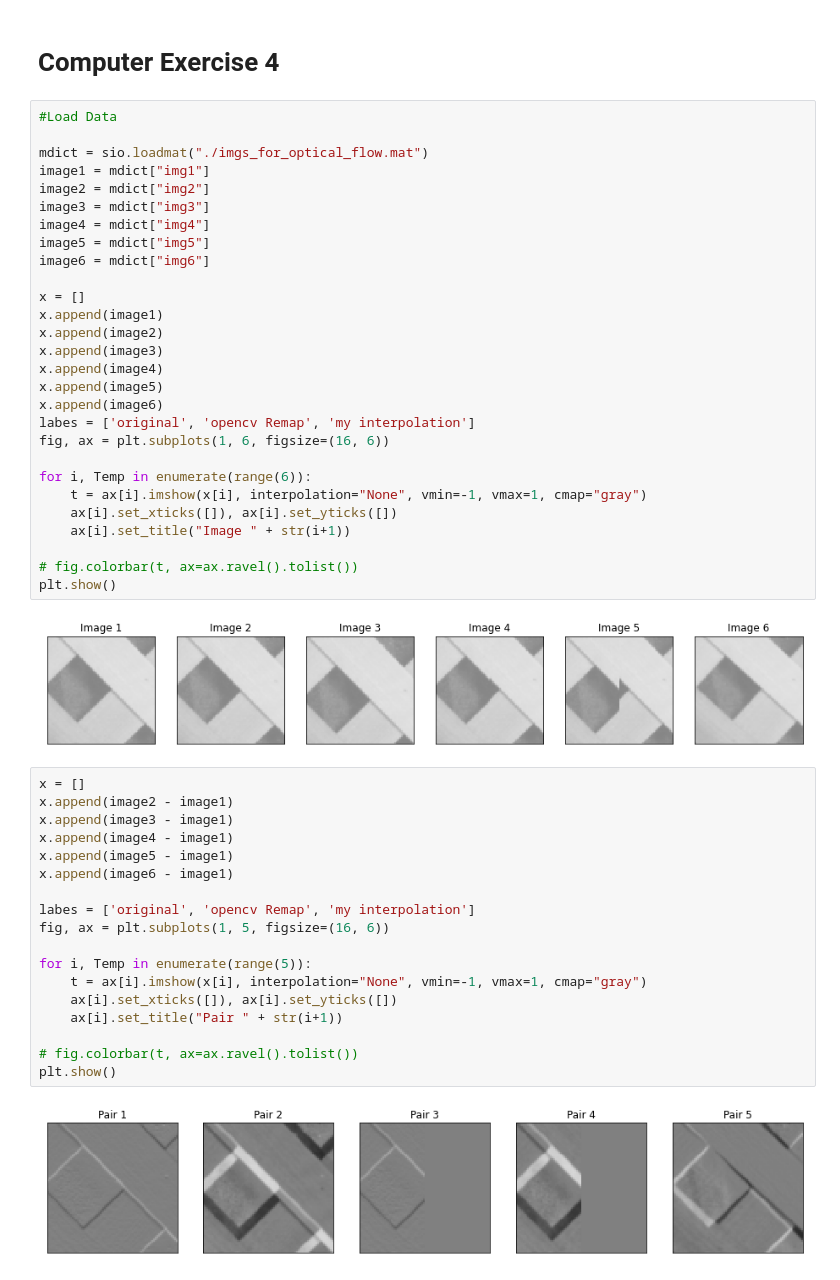
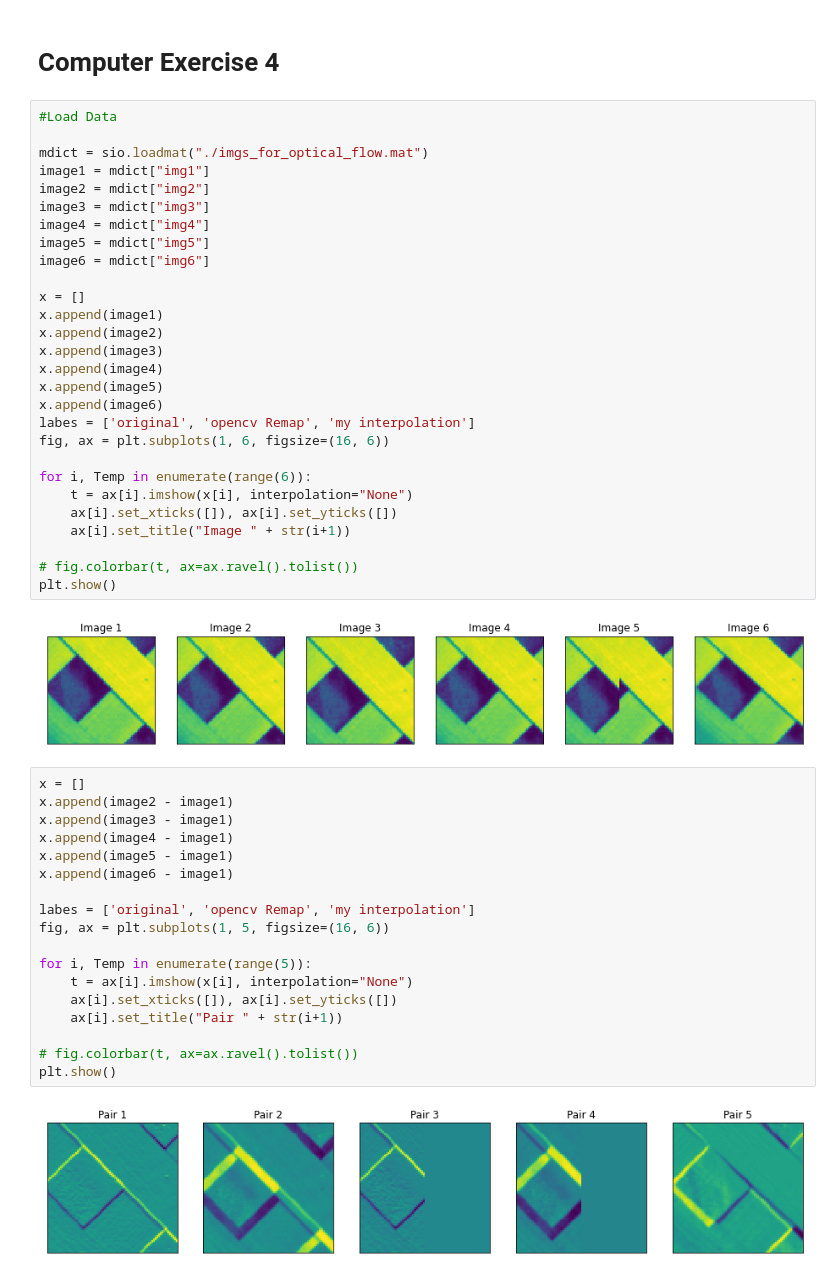
Before and after one commit to dantc12/CV202-HW7, a Jupyter notebook: HW7_ex4.ipynb, the cells around one changed output. Saved outputs shown, nothing was run; the diff lists cells and outputs as text.

```diff
--- a/HW7_ex4.ipynb
+++ b/HW7_ex4.ipynb
@@ -32,31 +32,31 @@ labes = ['original', 'opencv Remap', 'my interpolation']
 fig, ax = plt.subplots(1, 6, figsize=(16, 6))
 
 for i, Temp in enumerate(range(6)):
-    t = ax[i].imshow(x[i], interpolation="None", vmin=-1, vmax=1, cmap="gray")
+    t = ax[i].imshow(x[i], interpolation="None")
     ax[i].set_xticks([]), ax[i].set_yticks([])
     ax[i].set_title("Image " + str(i+1))
 
 # fig.colorbar(t, ax=ax.ravel().tolist())
 plt.show()
 # %% [output]
-[figure, old version]
+[figure, new version]
 # %%
 x = []
 x.append(image2 - image1)
 x.append(image3 - image1)
 x.append(image4 - image1)
 x.append(image5 - image1)
 x.append(image6 - image1)
 
 labes = ['original', 'opencv Remap', 'my interpolation']
 fig, ax = plt.subplots(1, 5, figsize=(16, 6))
 
 for i, Temp in enumerate(range(5)):
-    t = ax[i].imshow(x[i], interpolation="None", vmin=-1, vmax=1, cmap="gray")
+    t = ax[i].imshow(x[i], interpolation="None")
     ax[i].set_xticks([]), ax[i].set_yticks([])
     ax[i].set_title("Pair " + str(i+1))
 
 # fig.colorbar(t, ax=ax.ravel().tolist())
 plt.show()
 # %% [output]
-[figure, old version]
+[figure, new version]
```
Also changed, not shown: 1 other file.
